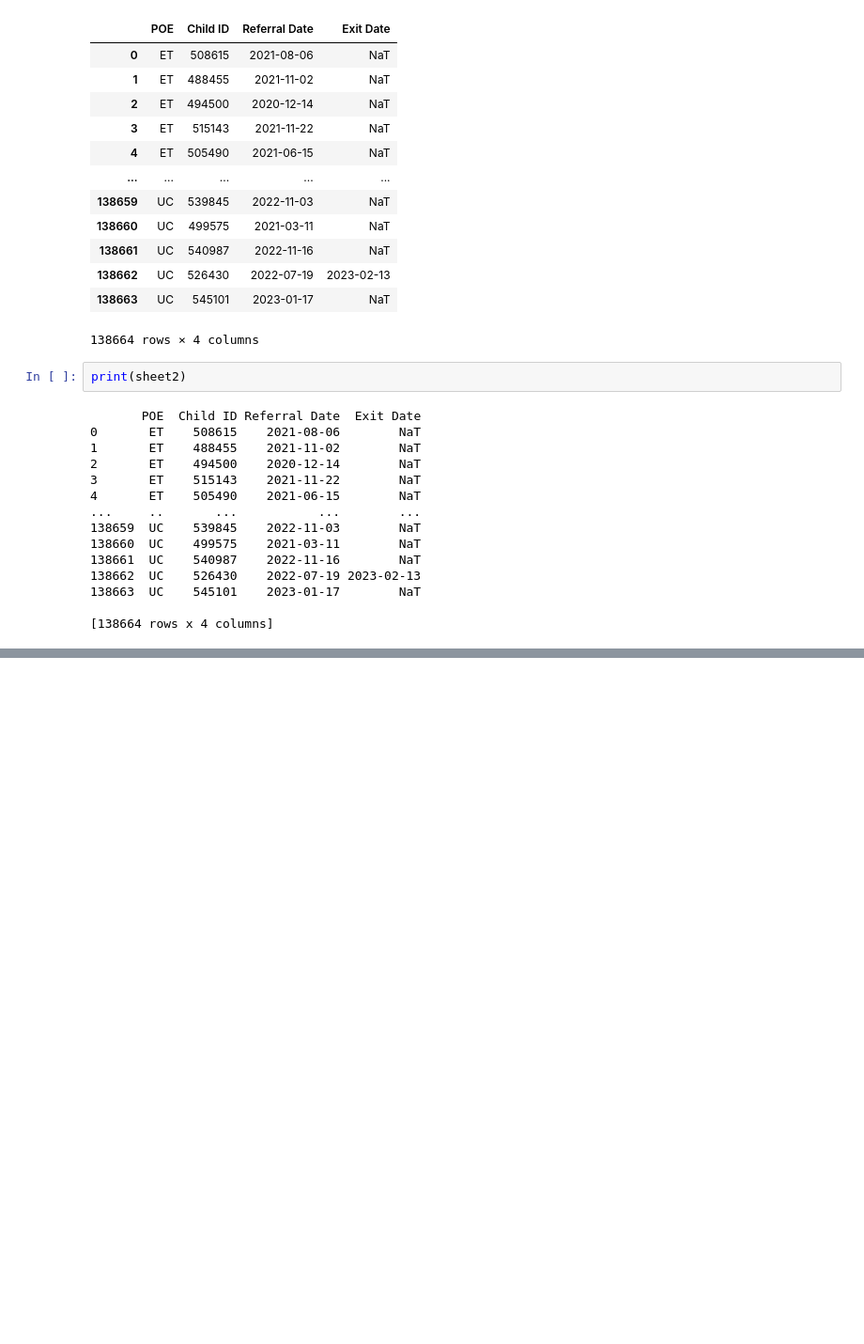
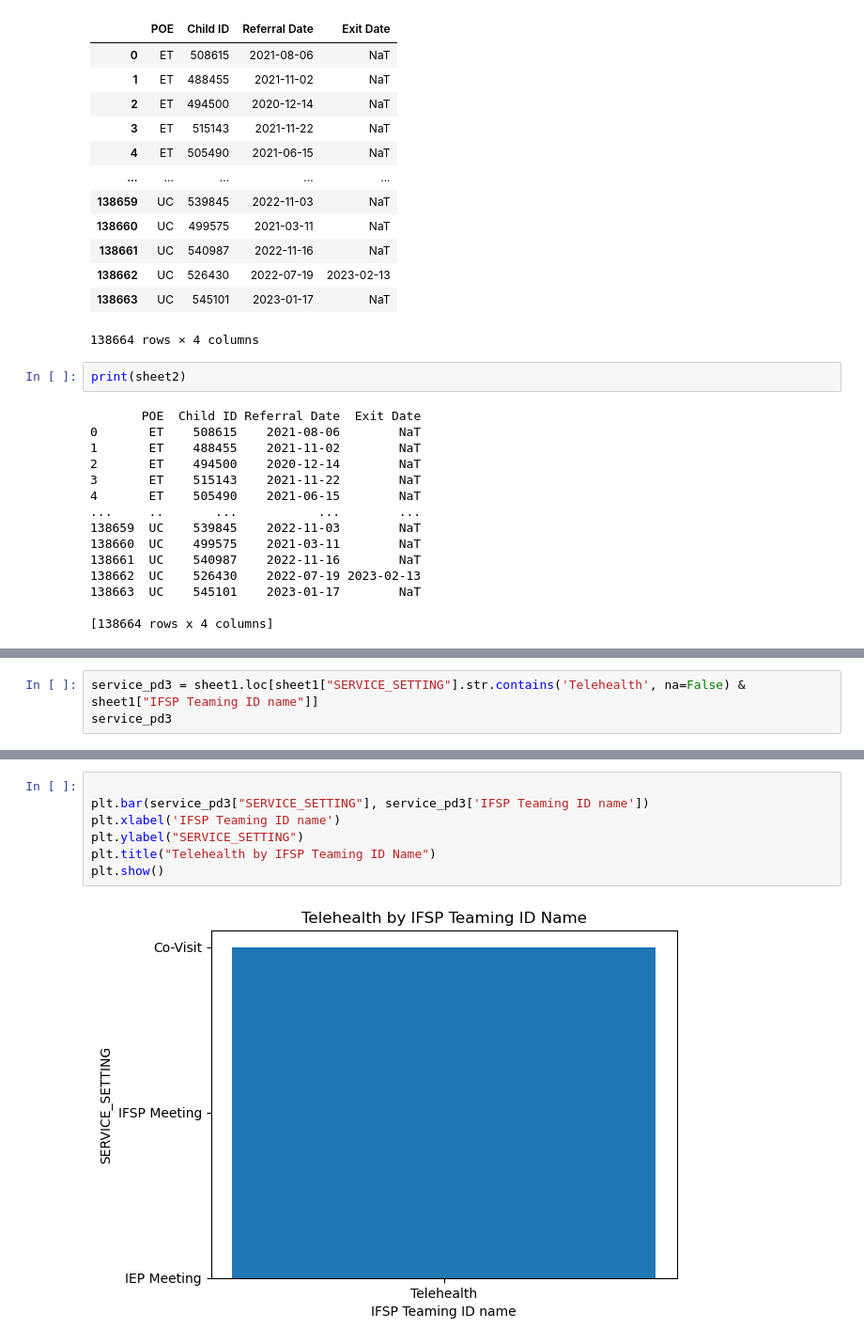
Before and after one commit to NSS-Data-Analytics-Cohort-8/teis_da8_1-should-pad-alytics, a Jupyter notebook: notebooks/TEIS.ipynb, the cells around one changed output, grey strips where cells are left out. Shown at 94% size. Saved outputs shown, nothing was run; the diff lists cells and outputs as text; blank space fills up the shorter version.

```diff
--- a/notebooks/TEIS.ipynb
+++ b/notebooks/TEIS.ipynb
@@ -55,0 +113,3 @@ print(sheet2)
+# %%
+service_pd3 = sheet1.loc[sheet1["SERVICE_SETTING"].str.contains('Telehealth', na=False) & sheet1["IFSP Teaming ID name"]]
+service_pd3
@@ -55,0 +130,9 @@ print(sheet2)
+# %%
+
+plt.bar(service_pd3["SERVICE_SETTING"], service_pd3['IFSP Teaming ID name'])
+plt.xlabel('IFSP Teaming ID name')
+plt.ylabel("SERVICE_SETTING")
+plt.title("Telehealth by IFSP Teaming ID Name")
+plt.show()
+# %% [output]
+[figure, added]
```
Also changed, not shown: parts of 11 cells of this notebook.
